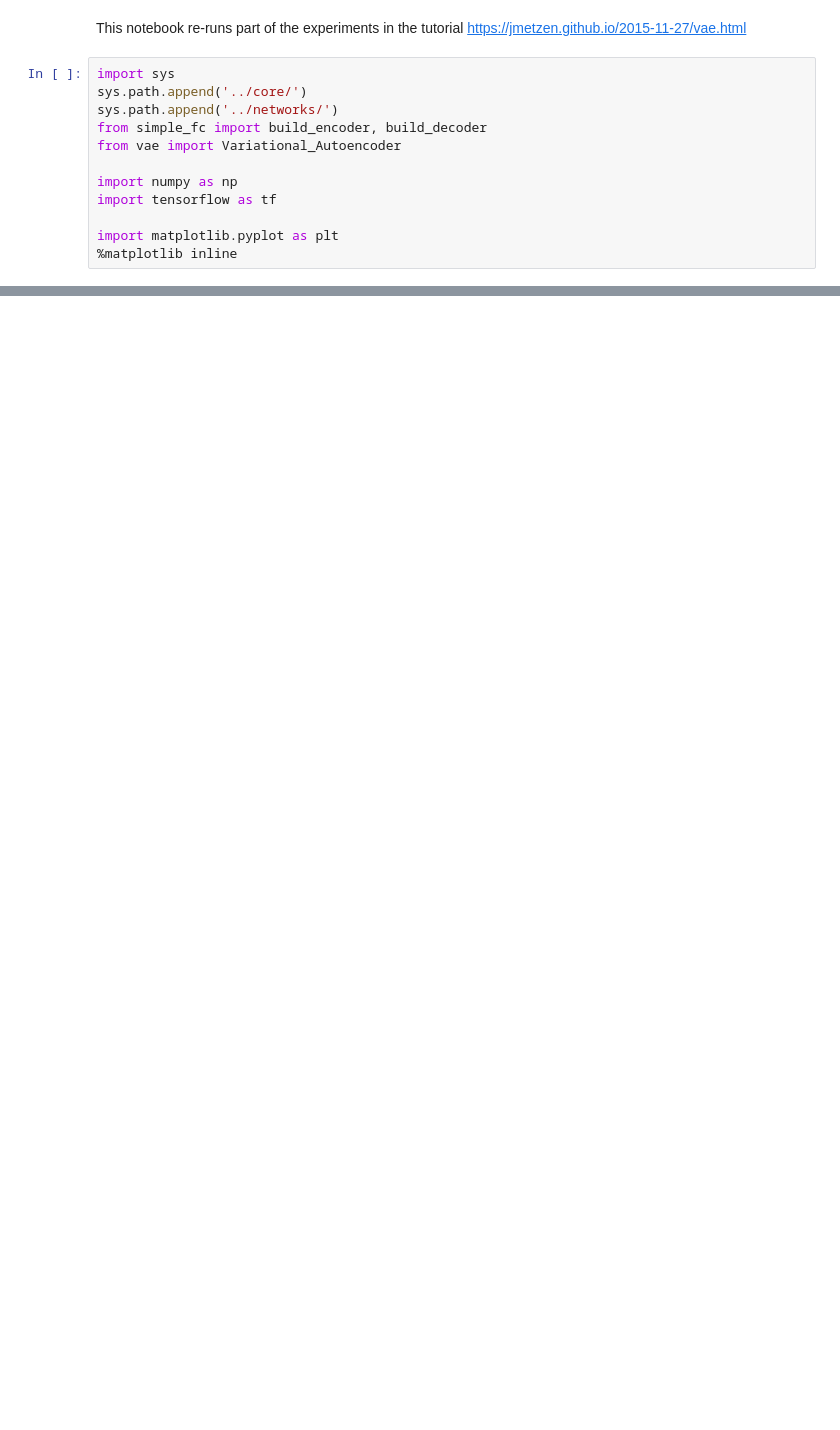
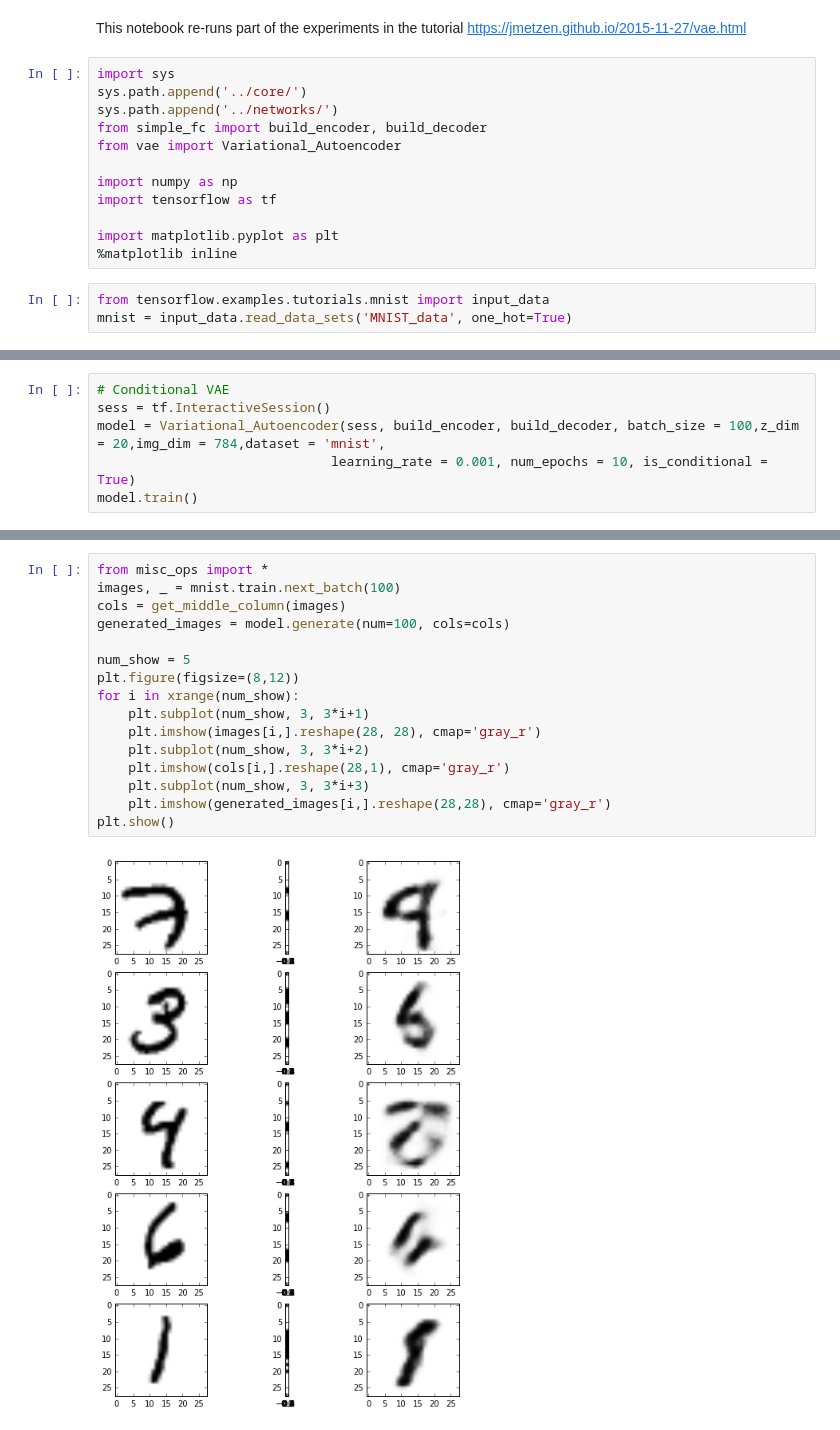
Before and after one commit to Jianbo-Lab/deep-learning-project, a Jupyter notebook: notebook/fc_vae.ipynb, the cells around one changed output, grey strips where cells are left out. Cells and saved outputs as stored; diff of their text form; blank space fills up the shorter version.

```diff
--- a/notebook/fc_vae.ipynb
+++ b/notebook/fc_vae.ipynb
@@ -12,3 +12,6 @@ import tensorflow as tf
 
 import matplotlib.pyplot as plt
 %matplotlib inline
+# %%
+from tensorflow.examples.tutorials.mnist import input_data
+mnist = input_data.read_data_sets('MNIST_data', one_hot=True)
@@ -44,0 +60,6 @@ plt.tight_layout()
+# %%
+# Conditional VAE
+sess = tf.InteractiveSession()
+model = Variational_Autoencoder(sess, build_encoder, build_decoder, batch_size = 100,z_dim = 20,img_dim = 784,dataset = 'mnist',
+                              learning_rate = 0.001, num_epochs = 10, is_conditional = True)
+model.train()
@@ -44,0 +81,18 @@ plt.tight_layout()
+# %%
+from misc_ops import *
+images, _ = mnist.train.next_batch(100)
+cols = get_middle_column(images)
+generated_images = model.generate(num=100, cols=cols)
+
+num_show = 5
+plt.figure(figsize=(8,12))
+for i in xrange(num_show):
+    plt.subplot(num_show, 3, 3*i+1)
+    plt.imshow(images[i,].reshape(28, 28), cmap='gray_r')
+    plt.subplot(num_show, 3, 3*i+2)
+    plt.imshow(cols[i,].reshape(28,1), cmap='gray_r')
+    plt.subplot(num_show, 3, 3*i+3)
+    plt.imshow(generated_images[i,].reshape(28,28), cmap='gray_r')
+plt.show()
+# %% [output]
+[figure, added]
```
Also changed, not shown: parts of 6 cells of this notebook, 6 other files.
